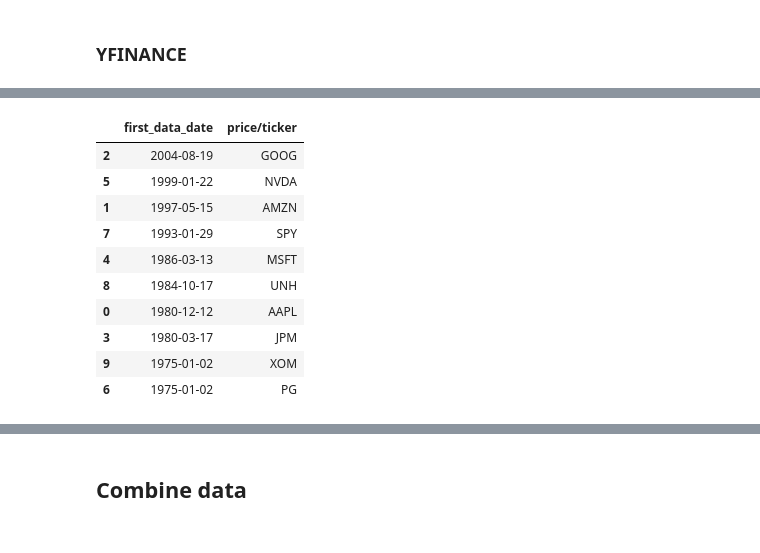
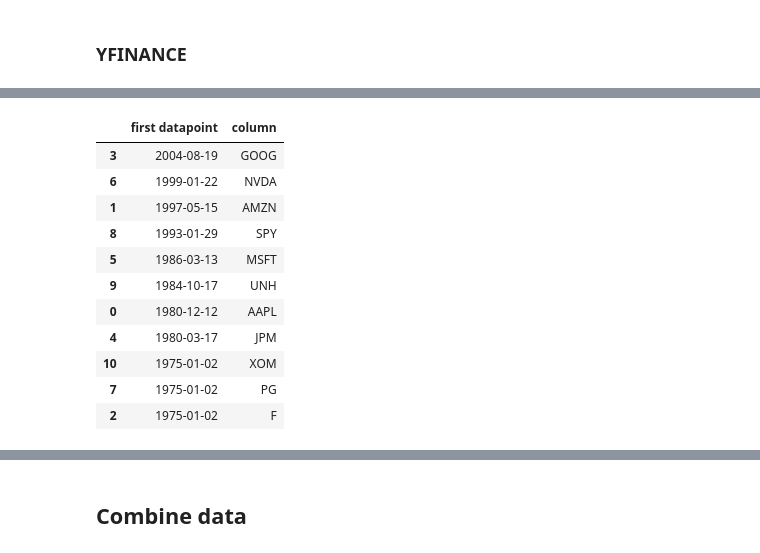
Before and after one commit to veeannzhang/reinforcement-learning-stock-trading-agent, a Jupyter notebook: notebooks/pipeline_02_data_preprocessing.ipynb, the cells around one changed output, grey strips where cells are left out. Drawn from its saved outputs; the diff is of its cells as text; code cells hidden in the pictures.

```diff
--- a/notebooks/pipeline_02_data_preprocessing.ipynb
+++ b/notebooks/pipeline_02_data_preprocessing.ipynb
@@ -236,28 +252,20 @@ Text(0.5, 1.0, 'Counts of NAs for each date')
 # %%
-# get idx of first datapoint for each ticker/price
-first_datapoint_idx = (na_df[price_types[0]].cumprod(axis=0).sum(axis=0)).clip(lower=0)
+na_df = prices_df.isna()
 
-# get dates of those idx
-first_datapoint_date = prices_df.index[first_datapoint_idx]
-
-# check which ticker has the least data
-first_datapoint_df = pd.DataFrame({
-    'first_data_date': first_datapoint_date,
-    'price/ticker': tics
-})
-first_datapoint_df.sort_values(['first_data_date', 'price/ticker'], ascending=False)
+get_indices_of_first_datapoint(na_df['Close'])
 # %% [output]
-|  | first_data_date | price/ticker |
-| 2 | 2004-08-19 | GOOG |
-| 5 | 1999-01-22 | NVDA |
+|  | first datapoint | column |
+| 3 | 2004-08-19 | GOOG |
+| 6 | 1999-01-22 | NVDA |
 | 1 | 1997-05-15 | AMZN |
-| 7 | 1993-01-29 | SPY |
-| 4 | 1986-03-13 | MSFT |
-| 8 | 1984-10-17 | UNH |
+| 8 | 1993-01-29 | SPY |
+| 5 | 1986-03-13 | MSFT |
+| 9 | 1984-10-17 | UNH |
 | 0 | 1980-12-12 | AAPL |
-| 3 | 1980-03-17 | JPM |
-| 9 | 1975-01-02 | XOM |
-| 6 | 1975-01-02 | PG |
+| 4 | 1980-03-17 | JPM |
+| 10 | 1975-01-02 | XOM |
+| 7 | 1975-01-02 | PG |
+| 2 | 1975-01-02 | F |
 # %%
 ## ----- CONFIG ----- ##
 # choose a start date
```
Also changed, not shown: parts of 21 cells of this notebook, 3 other files.
